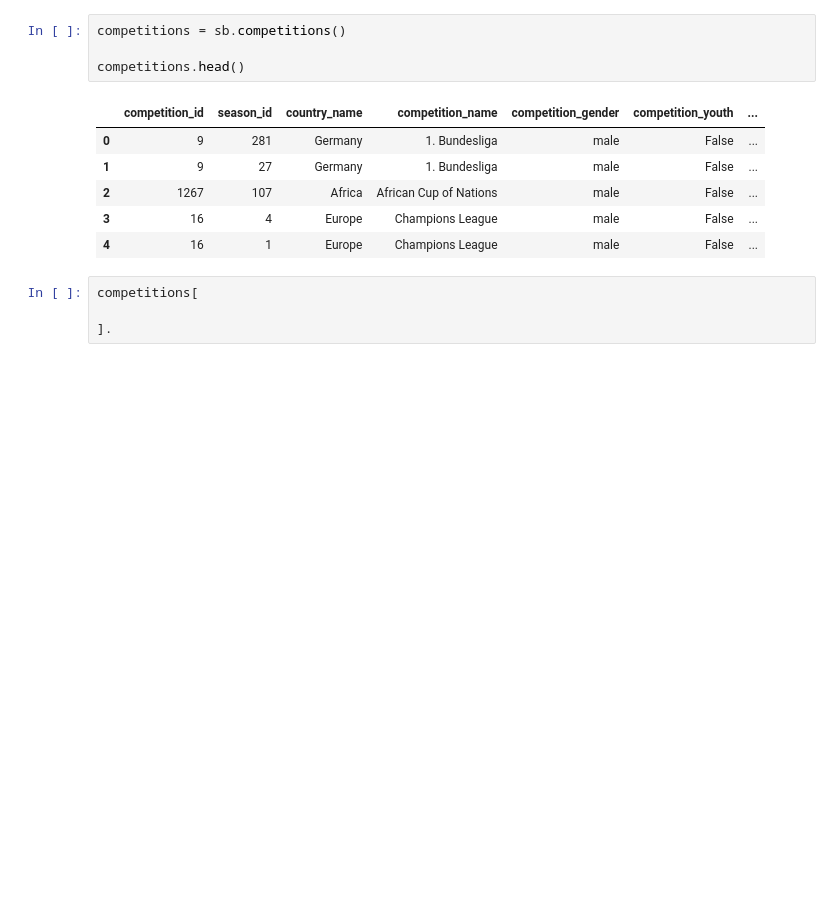
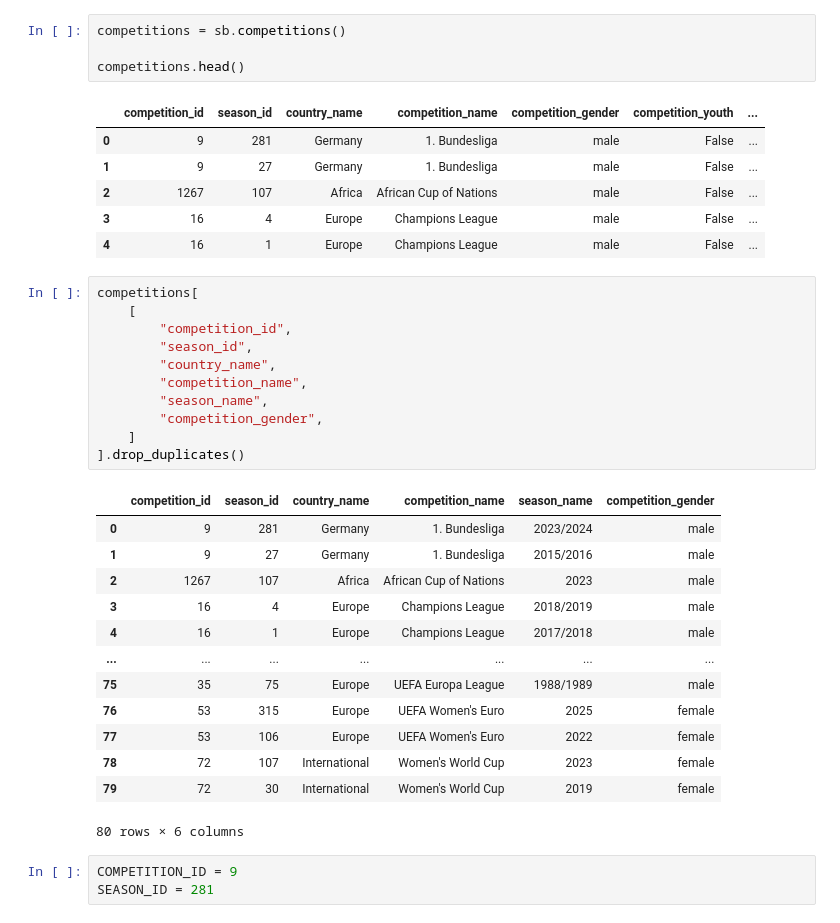
Before and after one commit to matheusmazeto/player-shooting-scout, a Jupyter notebook: notebooks/01_scout_finalizacoes.ipynb, the cells around one changed output. Drawn from its saved outputs; the diff is of its cells as text; blank space fills up the shorter version.

```diff
--- a/notebooks/01_scout_finalizacoes.ipynb
+++ b/notebooks/01_scout_finalizacoes.ipynb
@@ -36,5 +36,29 @@ competitions.head()
 | 4 | 16 | 1 | Europe | Champions League | male | False | ... |
 # %%
 competitions[
-
-].
+    [
+        "competition_id",
+        "season_id",
+        "country_name",
+        "competition_name",
+        "season_name",
+        "competition_gender",
+    ]
+].drop_duplicates()
+# %% [output]
+|  | competition_id | season_id | country_name | competition_name | season_name | competition_gender |
+| 0 | 9 | 281 | Germany | 1. Bundesliga | 2023/2024 | male |
+| 1 | 9 | 27 | Germany | 1. Bundesliga | 2015/2016 | male |
+| 2 | 1267 | 107 | Africa | African Cup of Nations | 2023 | male |
+| 3 | 16 | 4 | Europe | Champions League | 2018/2019 | male |
+| 4 | 16 | 1 | Europe | Champions League | 2017/2018 | male |
+| ... | ... | ... | ... | ... | ... | ... |
+| 75 | 35 | 75 | Europe | UEFA Europa League | 1988/1989 | male |
+| 76 | 53 | 315 | Europe | UEFA Women's Euro | 2025 | female |
+| 77 | 53 | 106 | Europe | UEFA Women's Euro | 2022 | female |
+| 78 | 72 | 107 | International | Women's World Cup | 2023 | female |
+| 79 | 72 | 30 | International | Women's World Cup | 2019 | female |
+80 rows × 6 columns
+# %%
+COMPETITION_ID = 9
+SEASON_ID = 281
```
Also changed, not shown: parts of 11 cells of this notebook.
